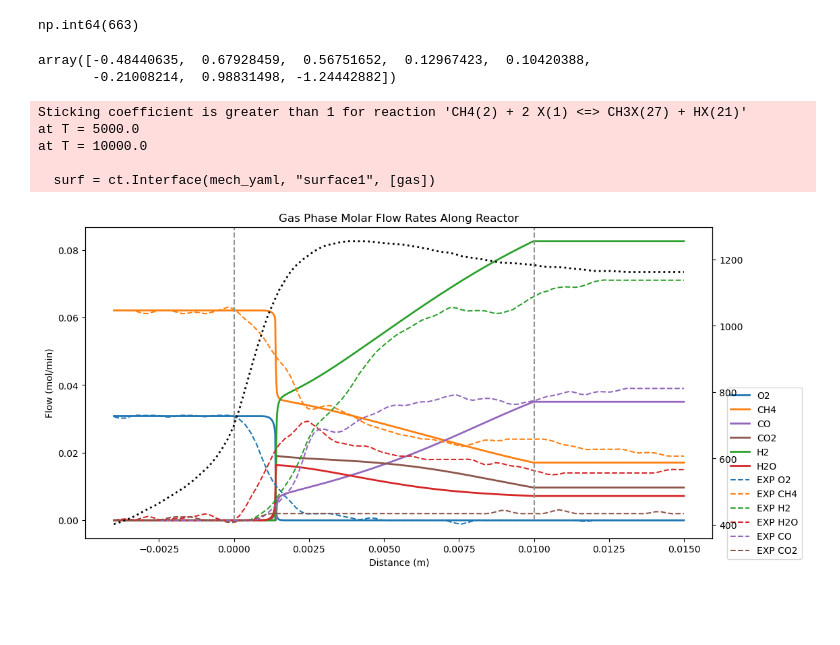
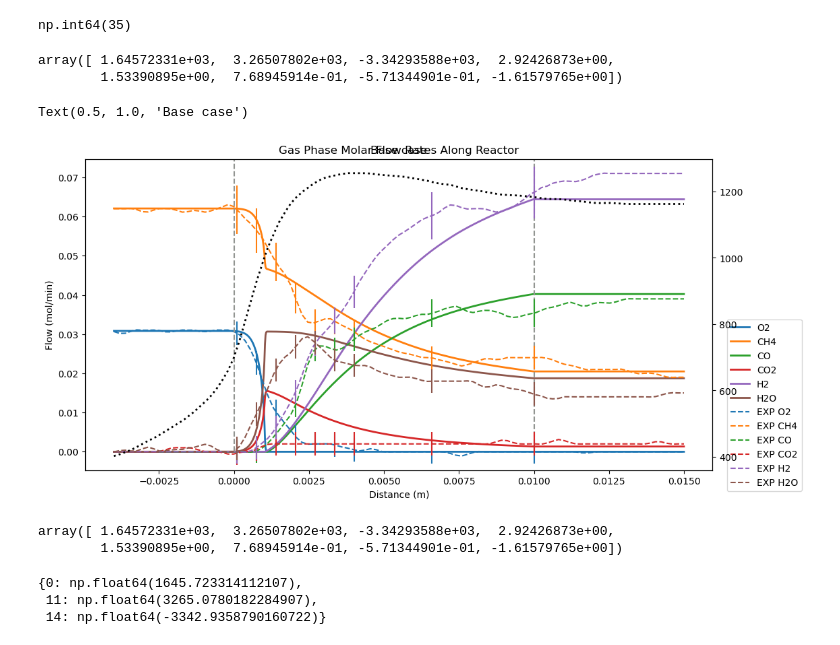
Before and after one commit to sevyharris/mk3, a Jupyter notebook: view_MAP_results.ipynb, the cells around one changed output. Cells and saved outputs as stored; diff of their text form; code cells hidden in the pictures; blank space fills up the shorter version.

Commit message:
add script to view and compare results of sampling

```diff
--- a/view_MAP_results.ipynb
+++ b/view_MAP_results.ipynb
@@ -14,6 +23,8 @@ logging.basicConfig()
 logging.getLogger().setLevel(logging.INFO)
 # %%
 working_dir = '/scratch/harris.se/guassian_scratch/mk3_runs/ct_20260128'
+working_dir = '/scratch/harris.se/guassian_scratch/mk3_runs/cpox_20260130/'
+working_dir = '/scratch/harris.se/guassian_scratch/mk3_runs/cpox_20260131/'
 # %%
 sim_info_yaml = os.path.join(working_dir, 'sim_info.yaml')
 with open(sim_info_yaml) as f:
@@ -63,28 +78,51 @@ MAP_index = np.argmax(logP)
 # %%
 MAP_index
 # %% [output]
-np.int64(663)
+np.int64(35)
 # %%
 MAP_params = chain[MAP_index, :]
 # %%
 MAP_params
 # %% [output]
-array([-0.48440635,  0.67928459,  0.56751652,  0.12967423,  0.10420388,
-       -0.21008214,  0.98831498, -1.24442882])
+array([ 1.64572331e+03,  3.26507802e+03, -3.34293588e+03,  2.92426873e+00,
+        1.53390895e+00,  7.68945914e-01, -5.71344901e-01, -1.61579765e+00])
 # %%
 mech_yaml = os.path.join(working_dir, 'chem_annotated.yaml')
 gas = ct.Solution(mech_yaml)
 surf = ct.Interface(mech_yaml, "surface1", [gas])
-# %% [output]
-Sticking coefficient is greater than 1 for reaction 'CH4(2) + 2 X(1) <=> CH3X(27) + HX(21)'
-at T = 5000.0
-at T = 10000.0
-
-  surf = ct.Interface(mech_yaml, "surface1", [gas])
 # %%
 gas_out, surf_out, gas_rates, surf_rates = simulation.run_simulation(mech_yaml)
 # %%
-simulation.plot_gas_results(gas_out, gas)
+fig, ax = simulation.plot_gas_results(gas_out, gas)
+# simulation.plot_gas_results(gas_out, gas)
+experiment_csv = os.path.join(working_dir, 'experiment.csv')
+experiment_uncertainty_csv = os.path.join(working_dir, 'experiment_uncertainty.csv')
+
+experiment_df = pd.read_csv(experiment_csv)
+experiment_uncertainty_df = pd.read_csv(experiment_uncertainty_csv)
+
+# # ------------------------ Plot the experiment to show which points we picked ---------------#
+colors = plt.rcParams['axes.prop_cycle'].by_key()['color']
+species_headers = ['O2 (mol/min)', 'CH4 (mol/min)', 'CO (mol/min)',
+       'CO2 (mol/min)', 'H2 (mol/min)', 'H2O (mol/min)']
+
+
+for i in range(len(species_headers)):
+    ax.errorbar(
+        sim_info['sample_distances'],
+        experiment_df[species_headers[i]].values,
+        yerr=experiment_uncertainty_df[species_headers[i]].values,
+        color=colors[i],
+        label='_no_label',
+        fmt='none'
+    )
+plt.title('Base case')
 # %% [output]
+Text(0.5, 1.0, 'Base case')
-[figure, old version]
+[figure, new version]
+# %%
+MAP_params
+# %% [output]
+array([ 1.64572331e+03,  3.26507802e+03, -3.34293588e+03,  2.92426873e+00,
+        1.53390895e+00,  7.68945914e-01, -5.71344901e-01, -1.61579765e+00])
 # %%
@@ -94,3 +135,9 @@ for i in range(len(sim_info['prior_reaction_indices'])):
+# %%
+thermo_perturb
+# %% [output]
+{0: np.float64(1645.723314112107),
+ 11: np.float64(3265.0780182284907),
+ 14: np.float64(-3342.9358790160722)}
 # %%
 kinetics_perturb
 # %% [output]
```
Also changed, not shown: parts of 10 cells of this notebook.
